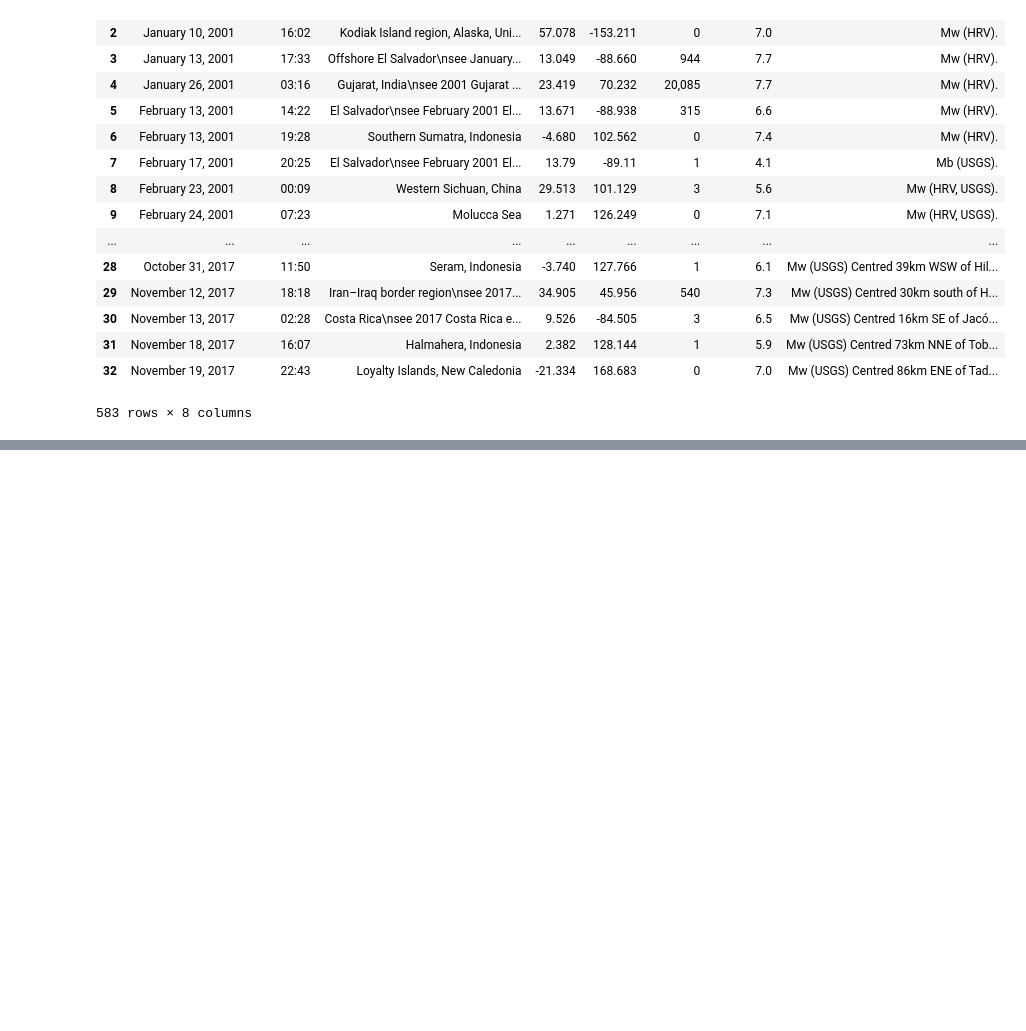
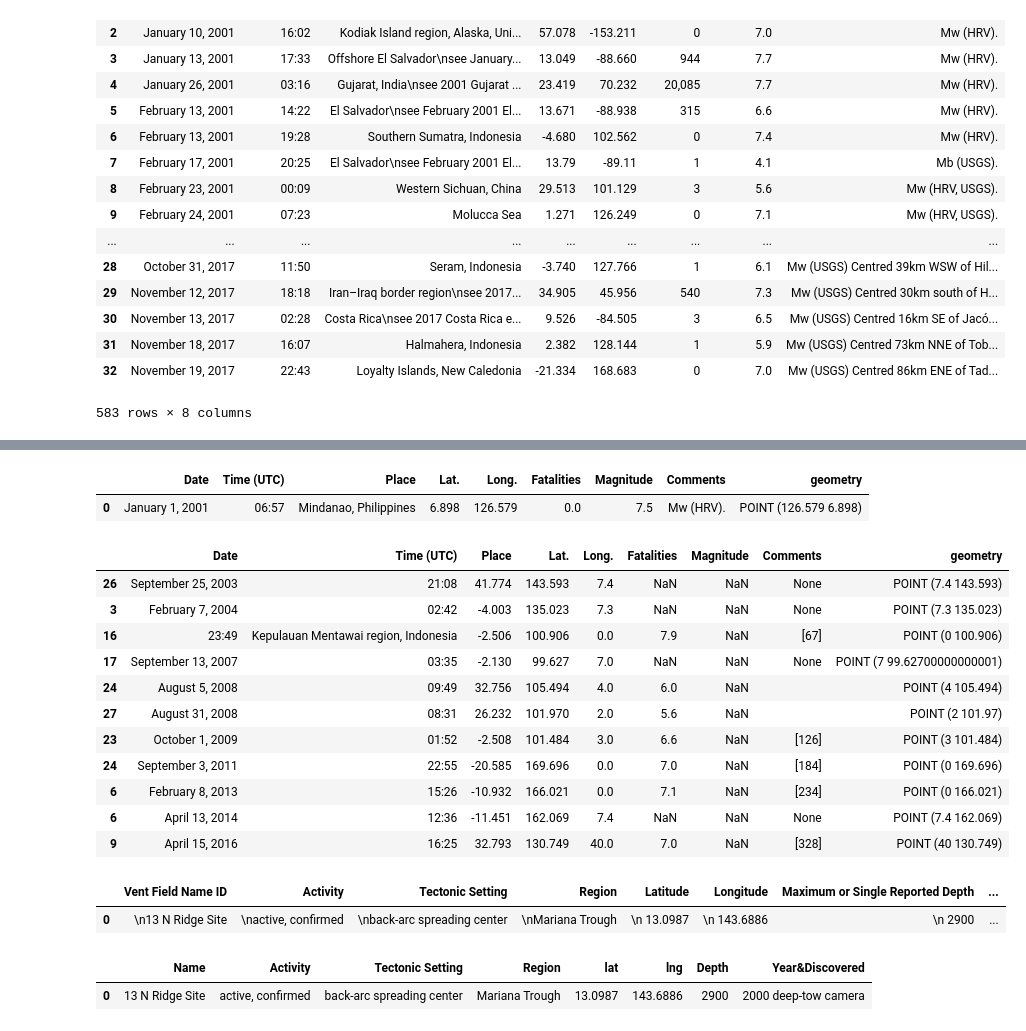
Before and after one commit to smitamisra/StrikingRobo_Earthquakes, a Jupyter notebook: MR_DQ3.ipynb, the cells around one changed output, grey strips where cells are left out. Drawn from its saved outputs; the diff is of its cells as text; code cells hidden in the pictures; blank space fills up the shorter version.

Commit message:
Scrape data on deep sea vents. Add points to geopandas map. Identified errors in second earthquake df.

```diff
--- a/MR_DQ3.ipynb
+++ b/MR_DQ3.ipynb
@@ -616,0 +623,5 @@ earthquakes_new
+# %%
+cols = ["Lat.", "Long.", "Fatalities", "Magnitude"]
+earthquakes_new[cols] = earthquakes_new[cols].apply(pd.to_numeric, errors='coerce')
+#earthquakes_new.iloc[275]
+earthquakes_new.info()
@@ -616,0 +642,23 @@ earthquakes_new
+# %%
+geometry = [Point(xy) for xy in zip(earthquakes_new["Long."], earthquakes_new["Lat."])]
+crs = {"init": "epsg:4326"}
+earthquakes_new_gdf = gpd.GeoDataFrame(earthquakes_new, crs=crs, geometry=geometry)
+earthquakes_new_gdf.head(1)
+# %% [output]
+|  | Date | Time (UTC) | Place | Lat. | Long. | Fatalities | Magnitude | Comments | geometry |
+| 0 | January 1, 2001 | 06:57 | Mindanao, Philippines | 6.898 | 126.579 | 0.0 | 7.5 | Mw (HRV). | POINT (126.579 6.898) |
+# %%
+earthquakes_new[earthquakes_new["Lat."]>90]
+# %% [output]
+|  | Date | Time (UTC) | Place | Lat. | Long. | Fatalities | Magnitude | Comments | geometry |
+| 26 | September 25, 2003 | 21:08 | 41.774 | 143.593 | 7.4 | NaN | NaN | None | POINT (7.4 143.593) |
+| 3 | February 7, 2004 | 02:42 | -4.003 | 135.023 | 7.3 | NaN | NaN | None | POINT (7.3 135.023) |
+| 16 | 23:49 | Kepulauan Mentawai region, Indonesia | -2.506 | 100.906 | 0.0 | 7.9 | NaN | [67] | POINT (0 100.906) |
+| 17 | September 13, 2007 | 03:35 | -2.130 | 99.627 | 7.0 | NaN | NaN | None | POINT (7 99.62700000000001) |
+| 24 | August 5, 2008 | 09:49 | 32.756 | 105.494 | 4.0 | 6.0 | NaN |  | POINT (4 105.494) |
+| 27 | August 31, 2008 | 08:31 | 26.232 | 101.970 | 2.0 | 5.6 | NaN |  | POINT (2 101.97) |
+| 23 | October 1, 2009 | 01:52 | -2.508 | 101.484 | 3.0 | 6.6 | NaN | [126] | POINT (3 101.484) |
+| 24 | September 3, 2011 | 22:55 | -20.585 | 169.696 | 0.0 | 7.0 | NaN | [184] | POINT (0 169.696) |
+| 6 | February 8, 2013 | 15:26 | -10.932 | 166.021 | 0.0 | 7.1 | NaN | [234] | POINT (0 166.021) |
+| 6 | April 13, 2014 | 12:36 | -11.451 | 162.069 | 7.4 | NaN | NaN | None | POINT (7.4 162.069) |
+| 9 | April 15, 2016 | 16:25 | 32.793 | 130.749 | 40.0 | 7.0 | NaN | [328] | POINT (40 130.749) |
@@ -616,0 +685,16 @@ earthquakes_new
+# %%
+vents.head(1)
+# %% [output]
+|  | Vent Field Name ID | Activity | Tectonic Setting | Region | Latitude | Longitude | Maximum or Single Reported Depth | ... |
+| 0 | \n13 N Ridge Site | \nactive, confirmed | \nback-arc spreading center | \nMariana Trough | \n 13.0987 | \n 143.6886 | \n 2900 | ... |
+# %%
+#test_v = "(\n|\n\s)"
+vents = vents.replace(to_replace = test_v, value = "", regex = True)
+vents.columns = ["Name", "Activity", "Tectonic Setting", "Region", "lat", "lng", "Depth", "Year&Discovered"]
+vents["lat"] = vents["lat"].str.strip()
+vents["lng"] = vents["lng"].str.strip()
+vents["Year&Discovered"] = vents["Year&Discovered"].str.strip()
+vents.head(1)
+# %% [output]
+|  | Name | Activity | Tectonic Setting | Region | lat | lng | Depth | Year&Discovered |
+| 0 | 13 N Ridge Site | active, confirmed | back-arc spreading center | Mariana Trough | 13.0987 | 143.6886 | 2900 | 2000 deep-tow camera |
```
Also changed, not shown: parts of 8 cells of this notebook.
